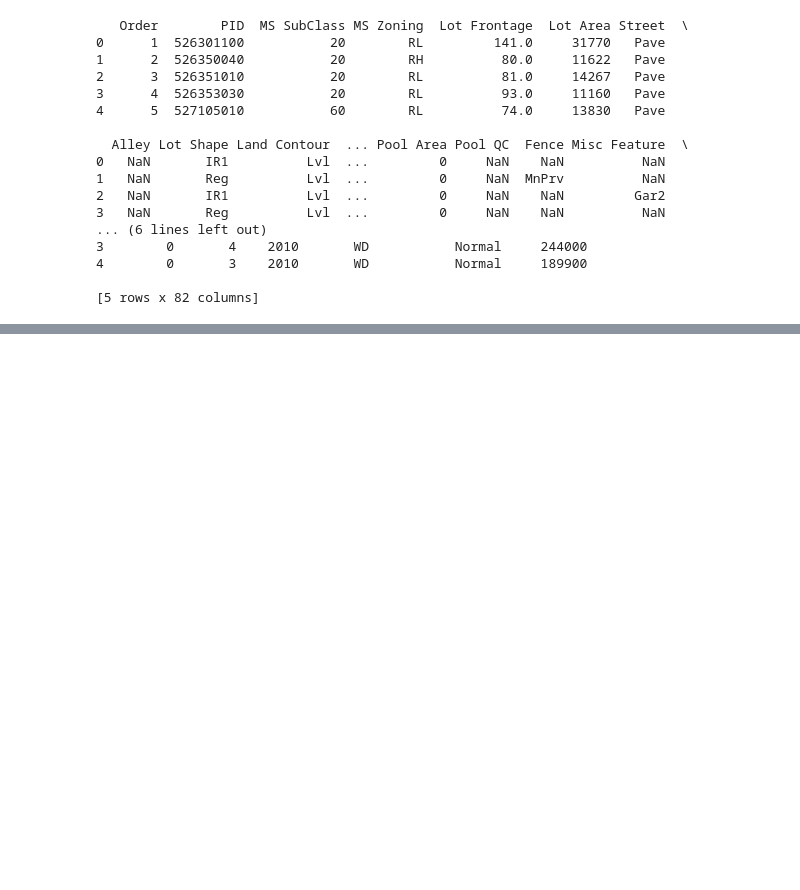
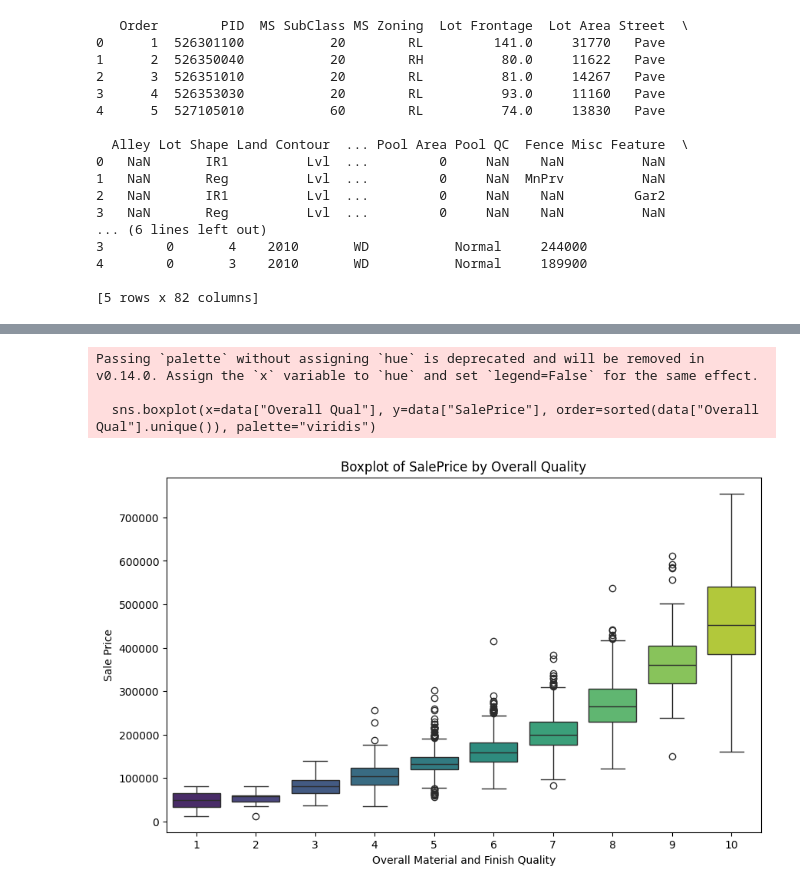
Before and after one commit to bonsonalo/tempo, a Jupyter notebook: week03/week03_project/eda_dashboard/notebooks/eda_dashboard.ipynb, the cells around one changed output, grey strips where cells are left out. Drawn from its saved outputs; the diff is of its cells as text; code cells hidden in the pictures; blank space fills up the shorter version.

```diff
--- a/week03/week03_project/eda_dashboard/notebooks/eda_dashboard.ipynb
+++ b/week03/week03_project/eda_dashboard/notebooks/eda_dashboard.ipynb
@@ -43,0 +497,27 @@ logging.info("Hello from logger")
+# %%
+# Create a new figure with a specific size
+plt.figure(figsize=(10,6))
+
+# Create a boxplot
+# - x-axis: data["Overall Qual"] (categorical quality rating of the house)
+# - y-axis: data["SalePrice"] (target variable, price)
+# - order=sorted(data["Overall Qual"].unique()) ensures the boxes appear in order
+# - palette="viridis" changes the color scheme (optional, for aesthetics)
+sns.boxplot(x=data["Overall Qual"], y=data["SalePrice"], order=sorted(data["Overall Qual"].unique()), palette="viridis")
+
+# Label the x-axis (the categories of quality)
+plt.xlabel("Overall Material and Finish Quality")
+
+# Label the y-axis (the sale prices corresponding to each quality level)
+plt.ylabel("Sale Price")
+
+# Add a title to explain what’s being compared
+plt.title("Boxplot of SalePrice by Overall Quality")
+
+# Render the chart
+plt.show()
+# %% [output]
+Passing `palette` without assigning `hue` is deprecated and will be removed in v0.14.0. Assign the `x` variable to `hue` and set `legend=False` for the same effect.
+
+  sns.boxplot(x=data["Overall Qual"], y=data["SalePrice"], order=sorted(data["Overall Qual"].unique()), palette="viridis")
+[figure, added]
```
Also changed, not shown: parts of 40 cells of this notebook.
